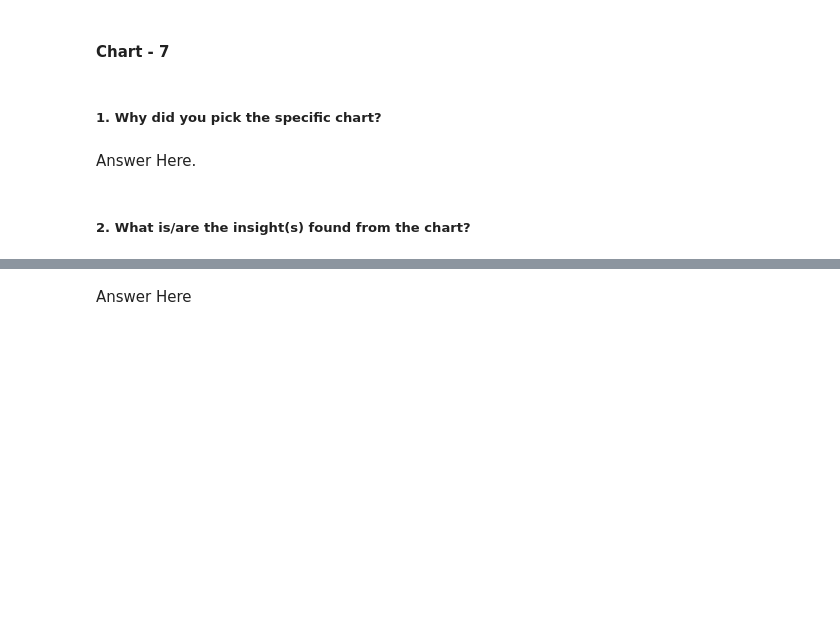
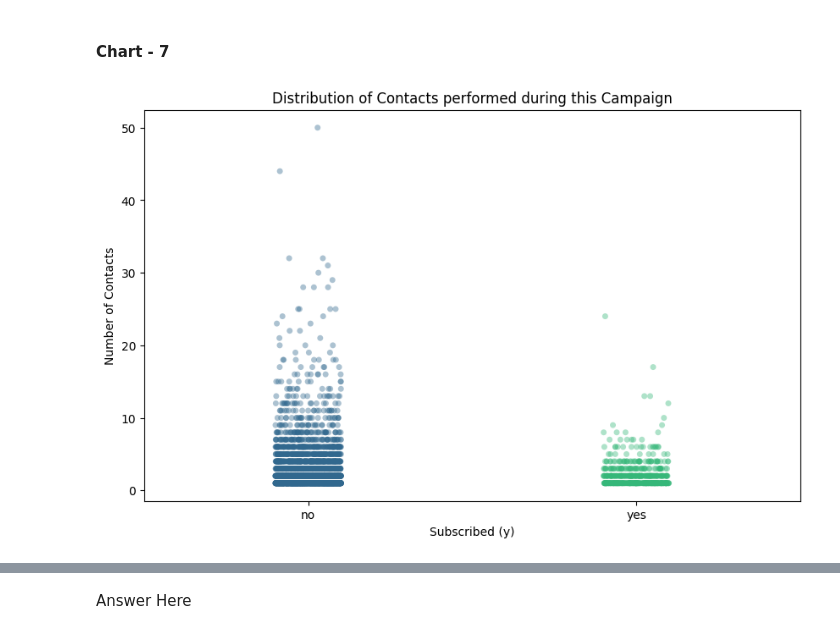
Before and after one commit to amol004/Financial-Forecasting-Frontier-Distributed-ML, a Jupyter notebook: Financial_Forecasting_Frontier_Distributed_ML.ipynb, the cells around one changed output, grey strips where cells are left out. Cells and saved outputs as stored; diff of their text form; code cells hidden in the pictures; blank space fills up the shorter version.

```diff
--- a/Financial_Forecasting_Frontier_Distributed_ML.ipynb
+++ b/Financial_Forecasting_Frontier_Distributed_ML.ipynb
@@ -479,6 +586,14 @@ Answer Here
-# %% [markdown]
-##### 1. Why did you pick the specific chart?
-# %% [markdown]
-Answer Here.
-# %% [markdown]
-##### 2. What is/are the insight(s) found from the chart?
+# %%
+# Chart - 7 visualization code
+# Strip Plot: Number of Contacts (Campaign) vs Subscription Status
+import matplotlib.pyplot as plt
+import seaborn as sns
+
+plt.figure(figsize=(10, 6))
+sns.stripplot(x='y', y='campaign', data=pandas_df, jitter=True, palette='viridis', alpha=0.4)
+plt.title('Distribution of Contacts performed during this Campaign')
+plt.xlabel('Subscribed (y)')
+plt.ylabel('Number of Contacts')
+plt.show()
+# %% [output]
+[figure, added]
```
Also changed, not shown: parts of 58 cells of this notebook.
